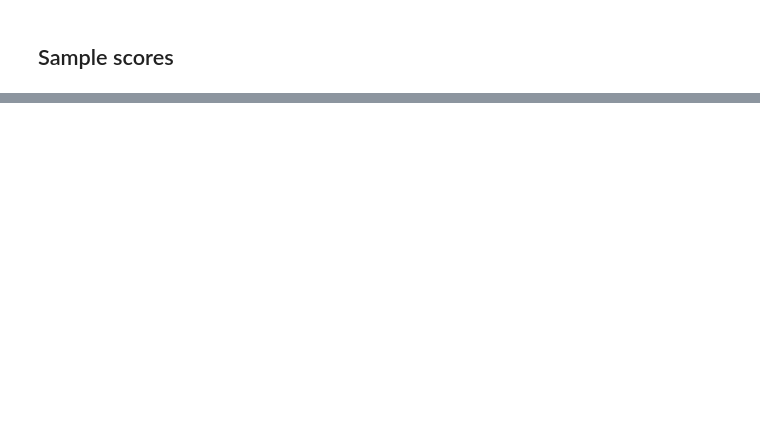
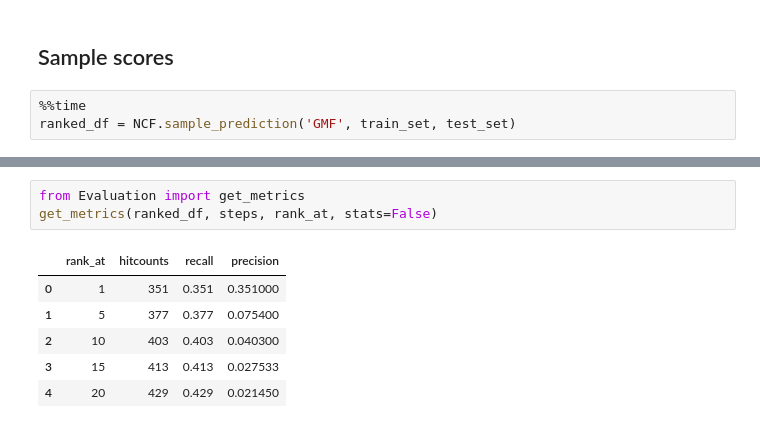
Before and after one commit to ROpdam/recommender_comparison, a Jupyter notebook: NCF.ipynb, the cells around one changed output, grey strips where cells are left out. Saved outputs shown, nothing was run; the diff lists cells and outputs as text; blank space fills up the shorter version.

```diff
--- a/NCF.ipynb
+++ b/NCF.ipynb
@@ -165,2 +486,5 @@ Obtaining metrics time: 0.13
 # %% [markdown]
 ## Sample scores
+# %%
+%%time
+ranked_df = NCF.sample_prediction('GMF', train_set, test_set)
@@ -166,0 +495,10 @@ Obtaining metrics time: 0.13
+# %%
+from Evaluation import get_metrics
+get_metrics(ranked_df, steps, rank_at, stats=False)
+# %% [output]
+|  | rank_at | hitcounts | recall | precision |
+| 0 | 1 | 351 | 0.351 | 0.351000 |
+| 1 | 5 | 377 | 0.377 | 0.075400 |
+| 2 | 10 | 403 | 0.403 | 0.040300 |
+| 3 | 15 | 413 | 0.413 | 0.027533 |
+| 4 | 20 | 429 | 0.429 | 0.021450 |
```
Also changed, not shown: parts of 49 cells of this notebook, 1 other file.
